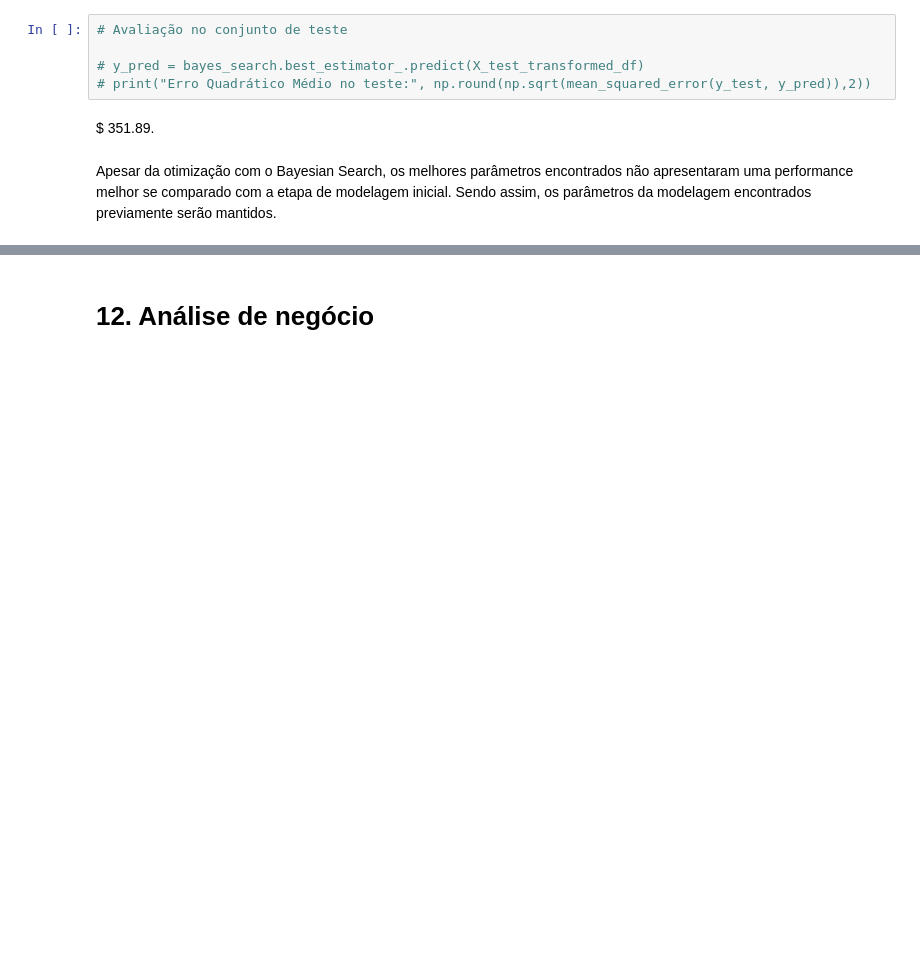
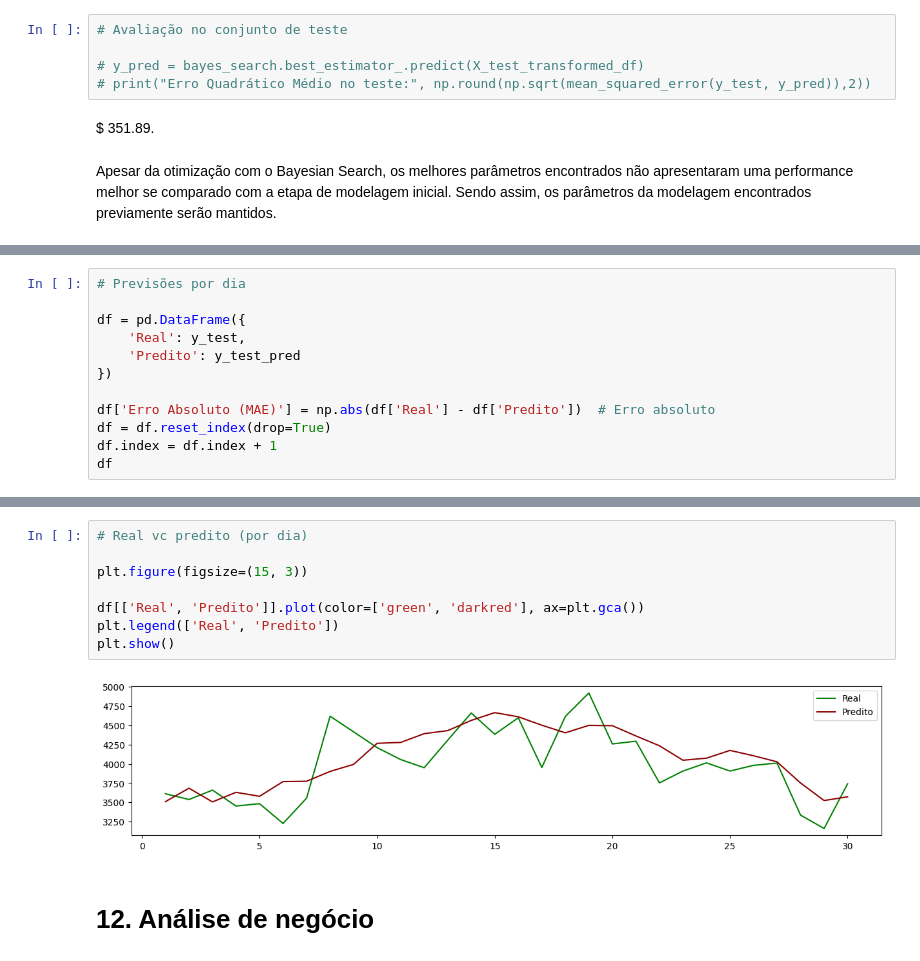
Before and after one commit to deborabmfreitas/coffee-shop-sales-prediction, a Jupyter notebook: coffee-shop-sales-prediction.ipynb, the cells around one changed output, grey strips where cells are left out. Saved outputs shown, nothing was run; the diff lists cells and outputs as text; blank space fills up the shorter version.

```diff
--- a/coffee-shop-sales-prediction.ipynb
+++ b/coffee-shop-sales-prediction.ipynb
@@ -889,0 +934,12 @@ plt.show()
+# %%
+# Previsões por dia
+
+df = pd.DataFrame({
+    'Real': y_test,
+    'Predito': y_test_pred
+})
+
+df['Erro Absoluto (MAE)'] = np.abs(df['Real'] - df['Predito'])  # Erro absoluto
+df = df.reset_index(drop=True)
+df.index = df.index + 1
+df
@@ -890,2 +964,12 @@ plt.show()
+# %%
+# Real vc predito (por dia)
+
+plt.figure(figsize=(15, 3))
+
+df[['Real', 'Predito']].plot(color=['green', 'darkred'], ax=plt.gca())
+plt.legend(['Real', 'Predito'])
+plt.show()
+# %% [output]
+[figure, added]
 # %% [markdown]
 # 12. Análise de negócio
```
Also changed, not shown: parts of 39 cells of this notebook.
